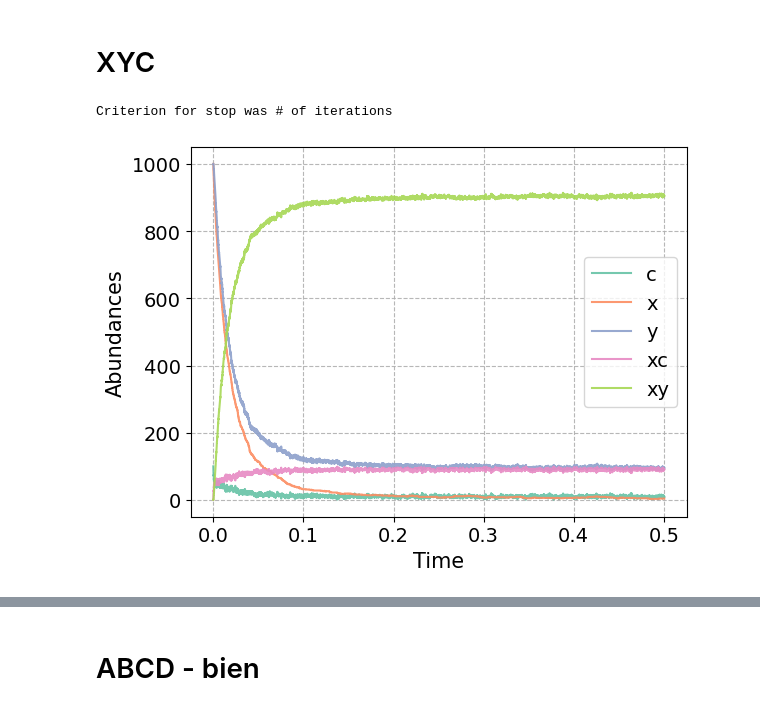
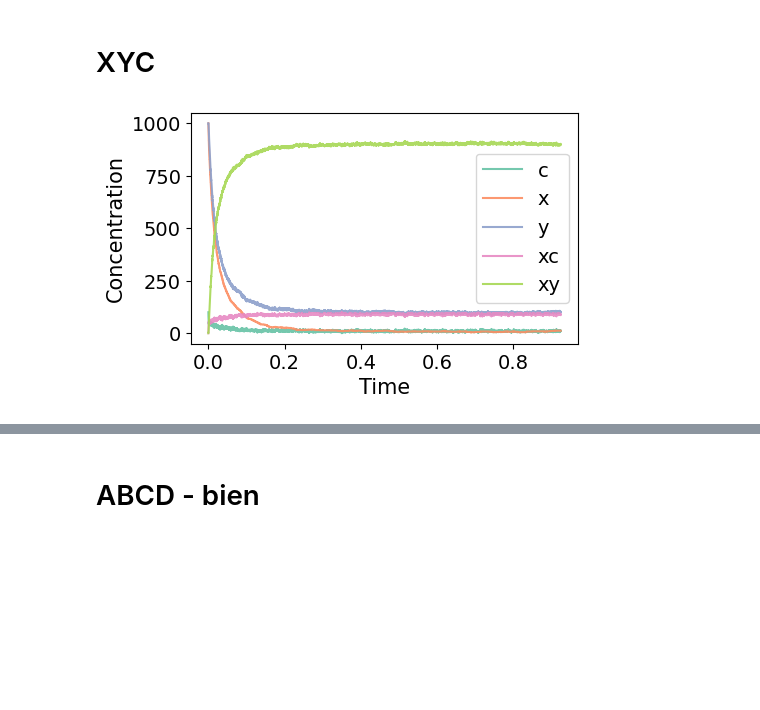
Before and after one commit to CAB-GCA/catalytic_world, a Jupyter notebook: practicas/figures.ipynb, the cells around one changed output, grey strips where cells are left out. Drawn from its saved outputs; the diff is of its cells as text; code cells hidden in the pictures; blank space fills up the shorter version.

```diff
--- a/practicas/figures.ipynb
+++ b/practicas/figures.ipynb
@@ -169,29 +161,26 @@ Criterion for stop was # of iterations
 # %%
 initial_c = [100]+[1000]*2+[0]*2
 k = [1]*4
 iterations = 20000
 V = 1
 method = "Gillespie"
 f = "../examples/reactions_XYC.txt"
 abundances, times, V = chemistry(method, iterations, f, initial_c, k, V)
 species = obtain_species(read_file(f))
 
-plt.figure()
+plt.figure(figsize=(5,3))
 colors = plt.get_cmap('Set2').colors
-plt.grid()
 
 for i in range(len(species)):
     plt.plot(times, abundances[:, i], label=species[i], color=colors[i], alpha=0.9)
 
-plt.grid(True, linestyle='--', alpha=0.9)
 plt.xlabel("Time", fontsize= label_fs)
-plt.ylabel("Abundances", fontsize= label_fs)
+plt.ylabel("Concentration", fontsize= label_fs)
 plt.legend(fontsize= legend_fs)
 plt.tick_params(axis="both", labelsize= tick_fs)
 plt.show()
 # %% [output]
-Criterion for stop was # of iterations
-[figure, old version]
+[figure, new version]
 # %%
 species = obtain_species(read_file('../examples/reactions_XYC_food.txt'))
 abundances, times, V = load_list_pickle('../practicas/xyc_gillespie.pkl')[0]
```
Also changed, not shown: parts of 13 cells of this notebook, 40 other files.
